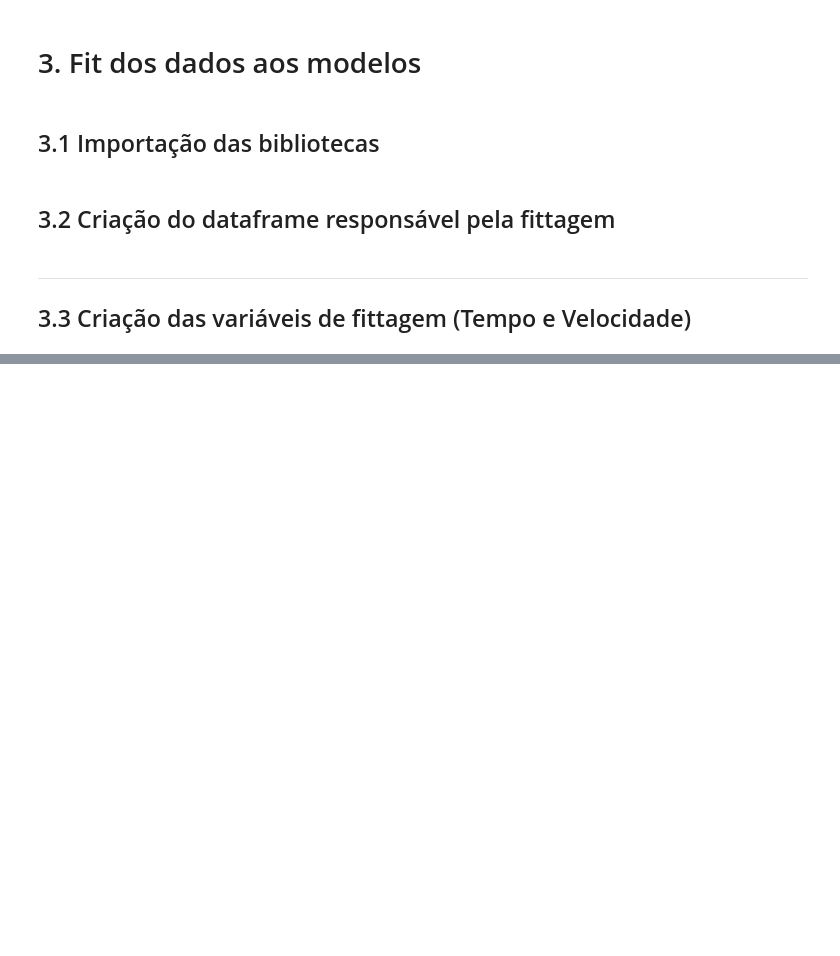
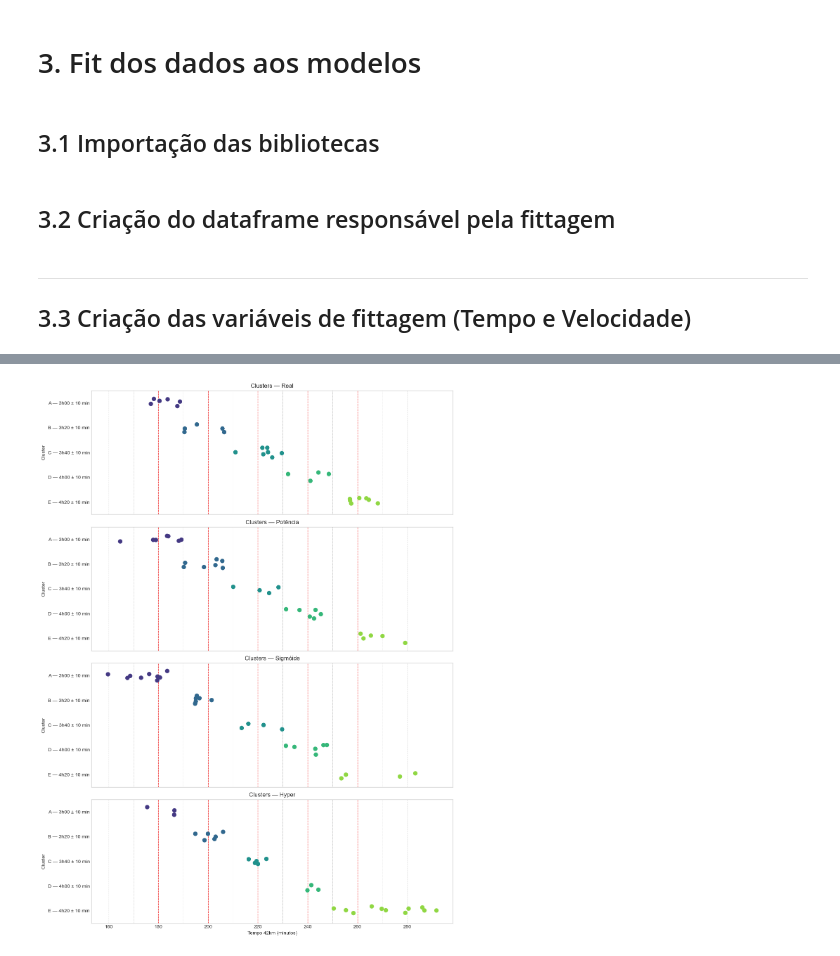
Before and after one commit to Gabriel-Vernizi/CurveFittingRunners, a Jupyter notebook: PythonCodes/dados_vinicius.ipynb, the cells around one changed output, grey strips where cells are left out. Cells and saved outputs as stored; diff of their text form; code cells hidden in the pictures; blank space fills up the shorter version.

```diff
--- a/PythonCodes/dados_vinicius.ipynb
+++ b/PythonCodes/dados_vinicius.ipynb
@@ -695,0 +857,31 @@ Hyper:
+# %%
+paineis = [
+    ("Real",     "Real_min",       "cluster_real"),
+    ("Potência", "Pot_prev_min",   "cluster_Pot"),
+    ("Sigmóide", "Sig_prev_min",   "cluster_Sig"),
+    ("Hyper",    "Hyper_prev_min", "cluster_Hyper"),
+]
+
+fig, axs = plt.subplots(len(paineis), 1, figsize=(12, 16), sharex=True)
+
+for ax, (titulo, col_x, col_y) in zip(axs, paineis):
+    sns.stripplot(
+        data=validacao, x=col_x, y=col_y,
+        order=cluster_order, hue=col_y, hue_order=cluster_order,
+        jitter=0.2, palette="viridis", s=9, legend=False, ax=ax
+    )
+    # linhas dos centros (vermelho) e limites ±10 min (cinza) — igual à Seção 2
+    for centro in centros_clusters.values():
+        ax.axvline(centro,      color='red',  linestyle='--', linewidth=1,   alpha=0.7)
+        ax.axvline(centro - 10, color='gray', linestyle=':',  linewidth=0.7, alpha=0.5)
+        ax.axvline(centro + 10, color='gray', linestyle=':',  linewidth=0.7, alpha=0.5)
+
+    ax.set_title(f"Clusters — {titulo}")
+    ax.set_ylabel("Cluster")
+    ax.grid(axis='x', linestyle='--', alpha=0.7)
+
+axs[-1].set_xlabel("Tempo 42km (minutos)")
+fig.tight_layout()
+plt.show()
+# %% [output]
+[figure, added]
```
Also changed, not shown: parts of 14 cells of this notebook, 3 other files.
